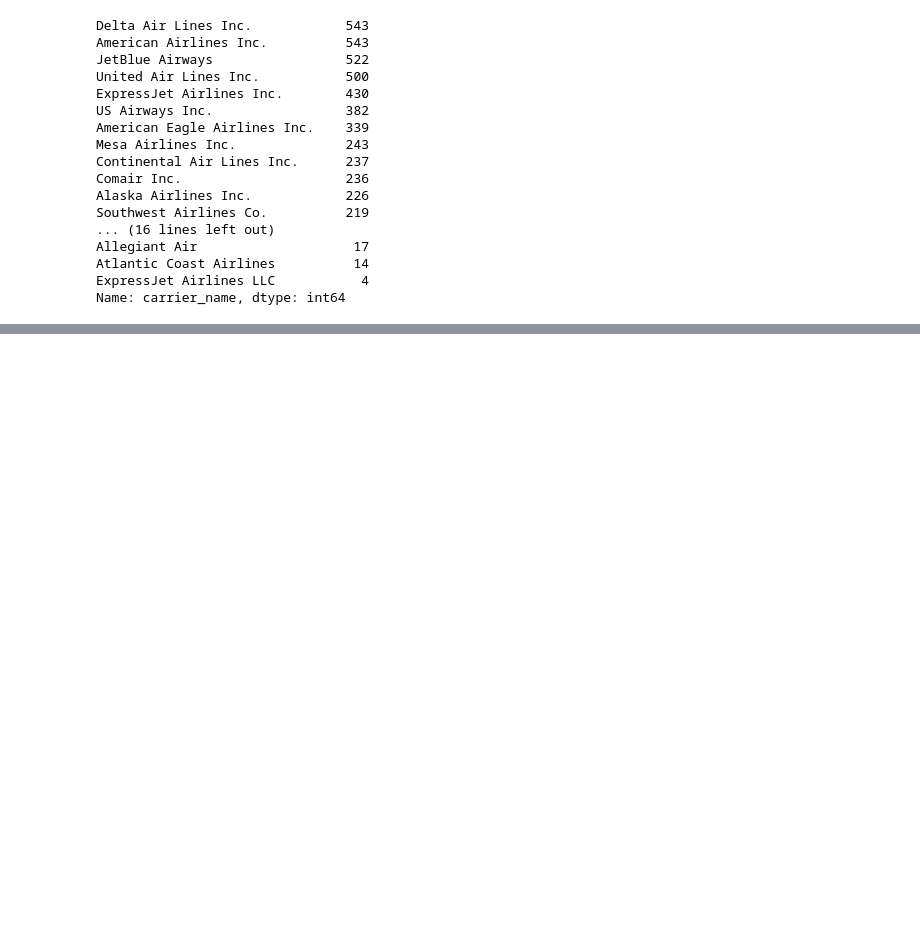
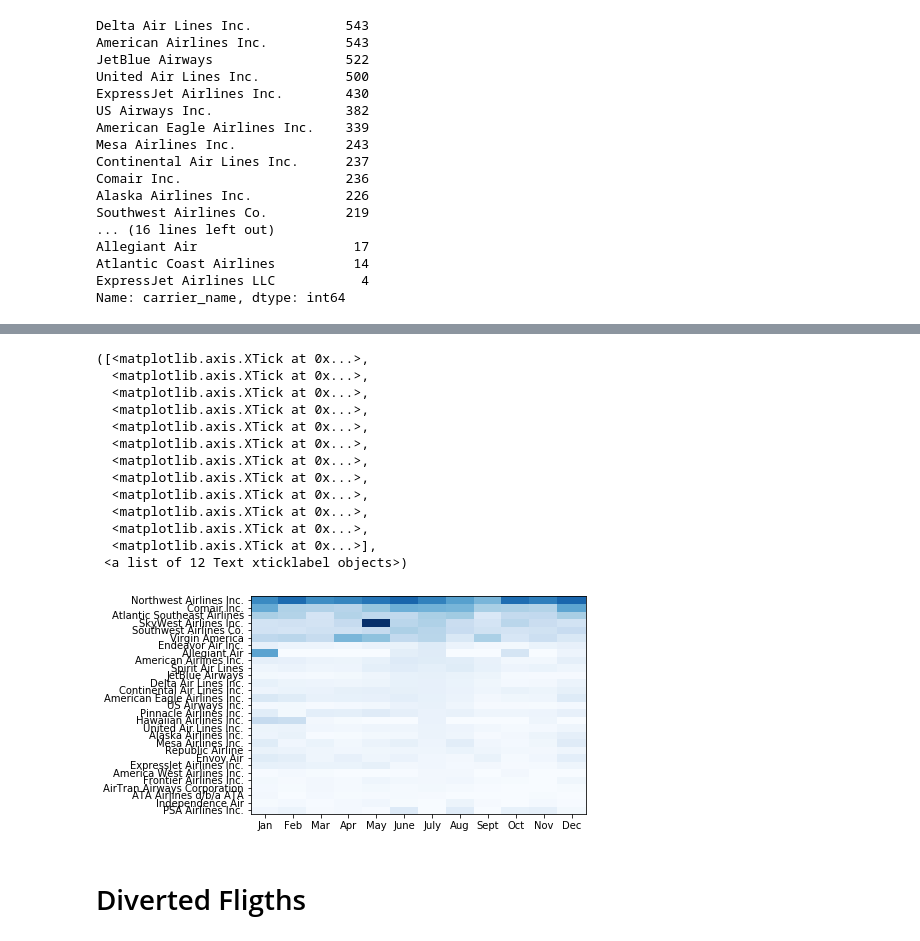
Before and after one commit to elenamlutz/data-studio-projects, a Jupyter notebook: Week 3/Airline Delays, 2004-2019.ipynb, the cells around one changed output, grey strips where cells are left out. Drawn from its saved outputs; the diff is of its cells as text; code cells hidden in the pictures; blank space fills up the shorter version.

```diff
--- a/Week 3/Airline Delays, 2004-2019.ipynb
+++ b/Week 3/Airline Delays, 2004-2019.ipynb
@@ -157,0 +188,8 @@ df3.head()
+# %%
+df['weather_ratio'] = (df['weather_ct'] *100) / (df['arr_flights'])
+# %%
+weather = df.pivot_table(columns='month', index='carrier_name', values='weather_ratio')#.reset_index()
+# %%
+weather = weather.sort_values(7)
+# %%
+weather = weather.dropna()
@@ -157,0 +206,27 @@ df3.head()
+# %%
+plt.pcolor(weather, cmap='Blues')
+
+tick_labels = weather.index
+tick_locations = np.arange(0.5, len(tick_labels), 1)
+plt.yticks(tick_locations, tick_labels)
+
+tick_labels = ['Jan', 'Feb', 'Mar', 'Apr', 'May', 'June', 'July', 'Aug', 'Sept', 'Oct', 'Nov', 'Dec']
+tick_locations = [0.5, 1.5, 2.5, 3.5, 4.5, 5.5, 6.5, 7.5, 8.5, 9.5, 10.5, 11.5]
+plt.xticks(tick_locations, tick_labels)
+# %% [output]
+([<matplotlib.axis.XTick at 0x...>,
+  <matplotlib.axis.XTick at 0x...>,
+  <matplotlib.axis.XTick at 0x...>,
+  <matplotlib.axis.XTick at 0x...>,
+  <matplotlib.axis.XTick at 0x...>,
+  <matplotlib.axis.XTick at 0x...>,
+  <matplotlib.axis.XTick at 0x...>,
+  <matplotlib.axis.XTick at 0x...>,
+  <matplotlib.axis.XTick at 0x...>,
+  <matplotlib.axis.XTick at 0x...>,
+  <matplotlib.axis.XTick at 0x...>,
+  <matplotlib.axis.XTick at 0x...>],
+ <a list of 12 Text xticklabel objects>)
+[figure, added]
+# %% [markdown]
+# Diverted Fligths
```
Also changed, not shown: parts of 57 cells of this notebook.
